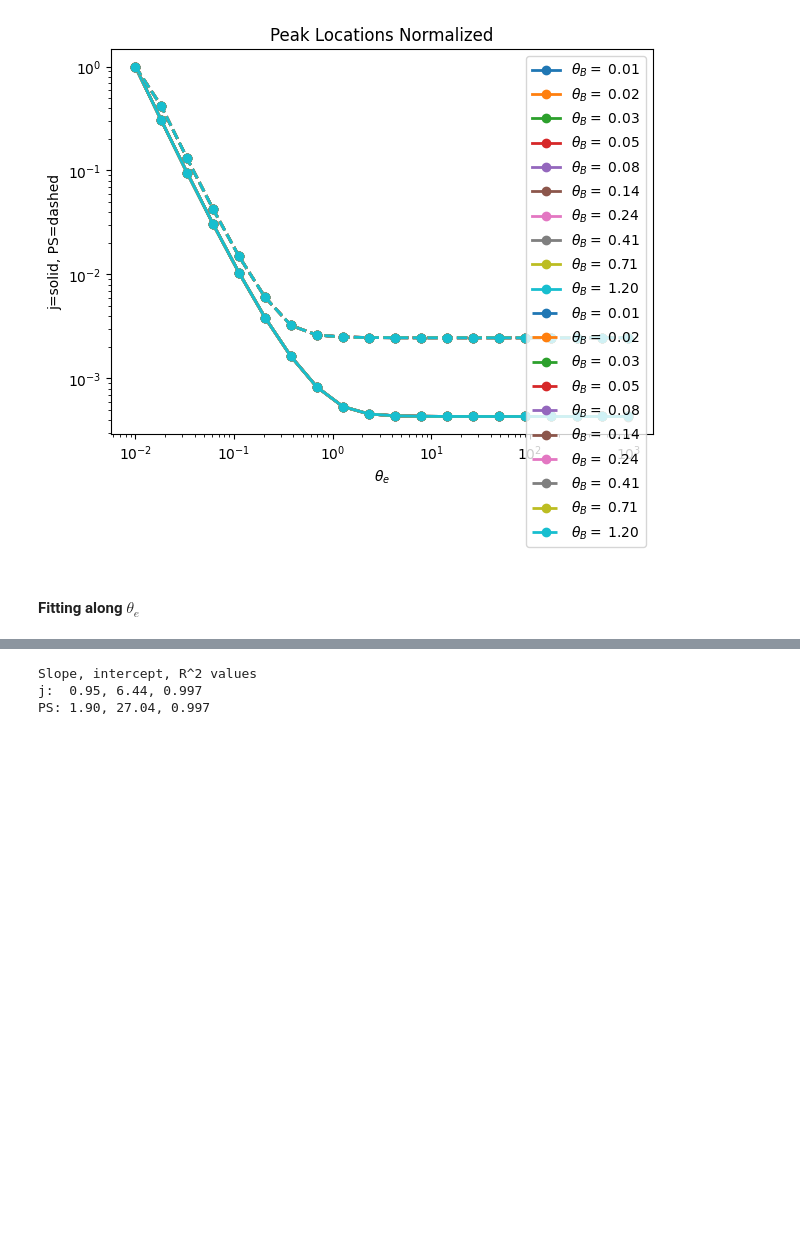
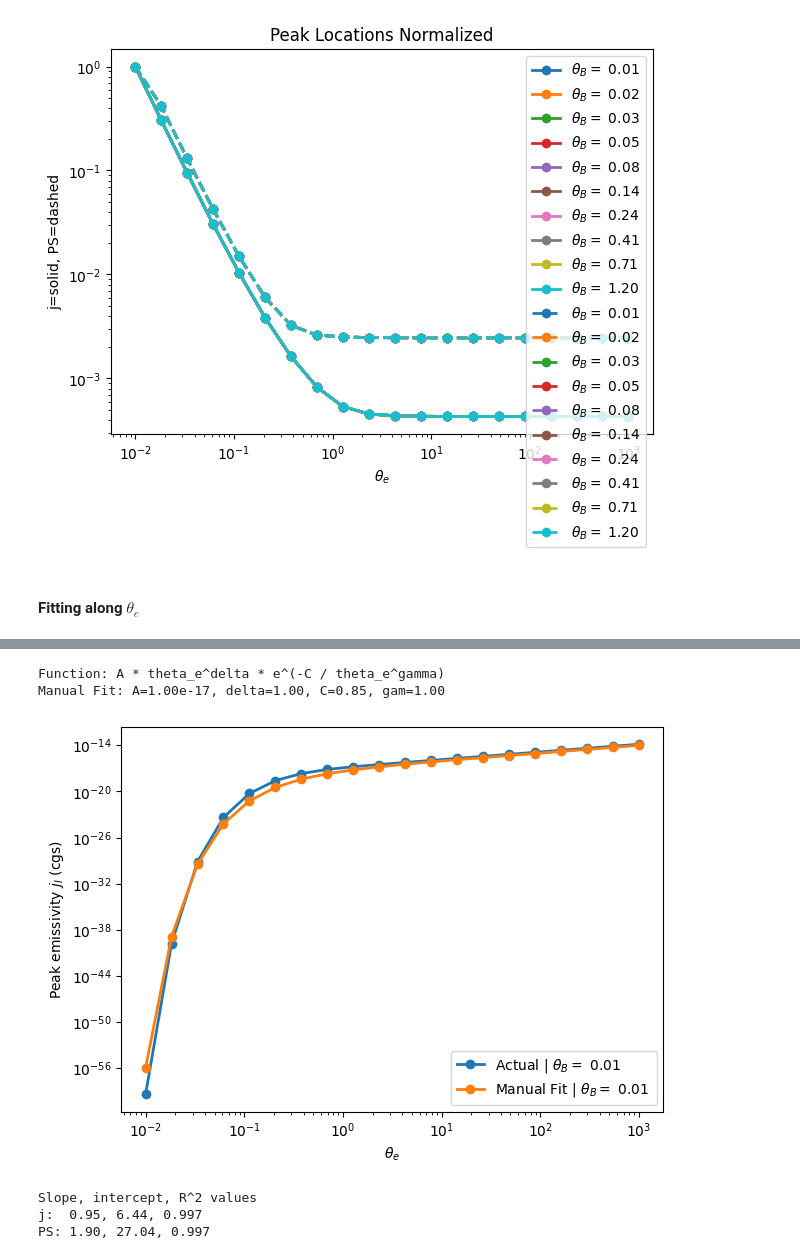
Before and after one commit to Aaron-Barrios/Aperture4, a Jupyter notebook: problems/gr_2d_kerr_schild/analysis_folder/access_data.ipynb, the cells around one changed output, grey strips where cells are left out. Saved outputs shown, nothing was run; the diff lists cells and outputs as text; code cells hidden in the pictures; blank space fills up the shorter version.

```diff
--- a/problems/gr_2d_kerr_schild/analysis_folder/access_data.ipynb
+++ b/problems/gr_2d_kerr_schild/analysis_folder/access_data.ipynb
@@ -681,3 +703,16 @@ plt.legend(); plt.show()
+# %%
+#Flipped plot
+plt.figure(figsize=(7, 5))
+plt.plot(theta_es, peakPeaksPFlipped[0][0], lw=2, label=fr"Actual | $\theta_B =$ {theta_Bs[0]:.2f} ", marker="o")
+plt.plot(theta_es, emis_model(theta_es, A_fit, C_fit, delta_fit, gam_fit), lw=2, label=fr"Curve Fit | $\theta_B =$ {theta_Bs[0]:.2f} ", marker="o")
+
+plt.yscale('log'); plt.xscale('log')
+plt.xlabel(r"$\theta_e$"); plt.ylabel(fr'Peak emissivity $j_I$ (cgs)')
+plt.legend(); plt.show()
+# %% [output]
+Function: A * theta_e^delta * e^(-C / theta_e^gamma)
+Manual Fit: A=1.00e-17, delta=1.00, C=0.85, gam=1.00
+[figure, added]
 # %%
 # np.polyfit(np.log10(theta_Bs), np.log10(j_peaks), deg=1, full=True)
 logthe = np.log10(theta_es)
```
Also changed, not shown: parts of 14 cells of this notebook, 2 other files.
